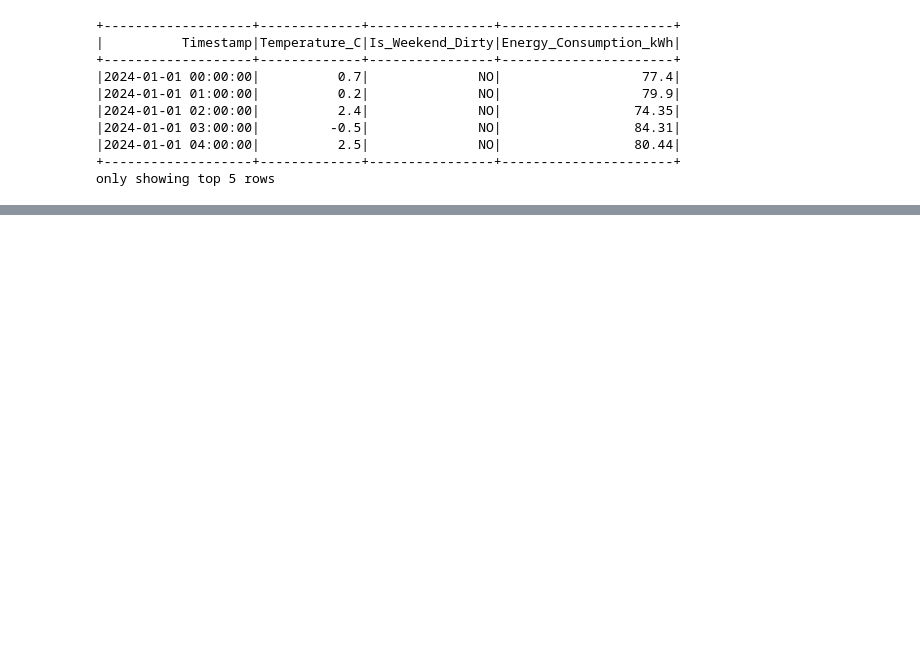
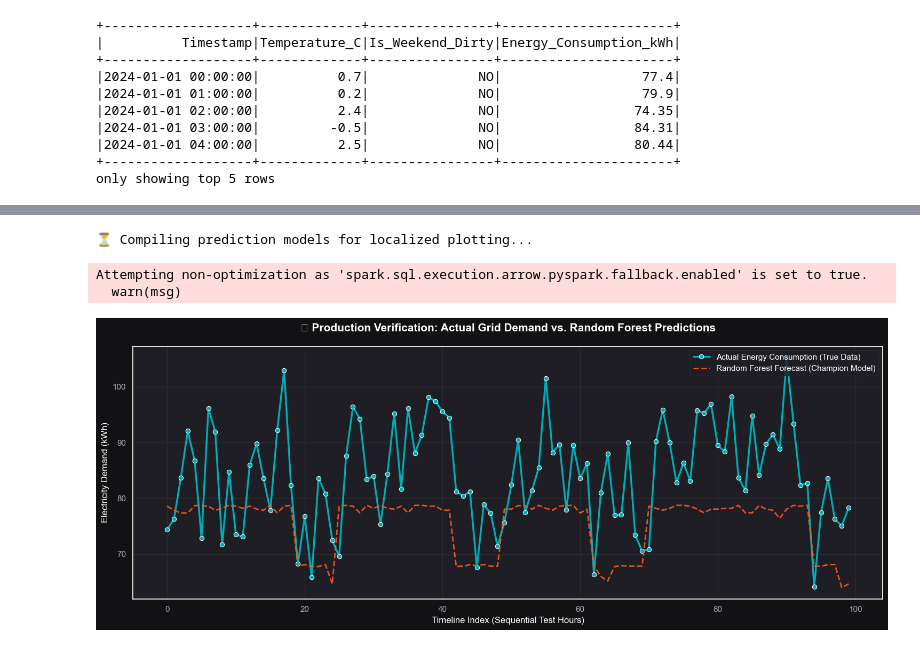
Before and after one commit to MaykInvest/Forecasting_Energy_Consumption, a Jupyter notebook: project.ipynb, the cells around one changed output, grey strips where cells are left out. Drawn from its saved outputs; the diff is of its cells as text; code cells hidden in the pictures; blank space fills up the shorter version.

```diff
--- a/project.ipynb
+++ b/project.ipynb
@@ -252,0 +624,64 @@ only showing top 5 rows
+# %%
+# =====================================================================
+# PHASE 6: PREDICTION ACCURACY VISUALIZATION (PORTFOLIO FINALE)
+# =====================================================================
+
+print("⏳ Compiling prediction models for localized plotting...")
+
+# 🛠️ FIXED: Changed test_df to rf_predictions so the 'prediction' column is visible!
+df_plot_data = rf_predictions.select("Timestamp", "Temperature_C", "Energy_Consumption_kWh", "prediction") \
+                             .sort("Timestamp") \
+                             .limit(100) \
+                             .toPandas()
+
+# Apply our signature portfolio sleek dark theme
+sns.set_theme(style="darkgrid", rc={
+    "axes.facecolor": "#1e1e24",
+    "figure.facecolor": "#121214",
+    "grid.color": "#2d2d34",
+    "text.color": "#ffffff",
+    "axes.labelcolor": "#ffffff",
+    "xtick.color": "#b2b2bc",
+    "ytick.color": "#b2b2bc"
+})
+
+# Initialize our visualization canvas
+plt.figure(figsize=(15, 6))
+
+# Plot Line 1: The True Reality (Actual Energy Consumption)
+sns.lineplot(
+    data=df_plot_data,
+    x=range(len(df_plot_data)),
+    y="Energy_Consumption_kWh",
+    color="#00adb5",
+    label="Actual Energy Consumption (True Data)",
+    linewidth=2.5,
+    marker="o"
+)
+
+# Plot Line 2: The Random Forest Model Predictions
+sns.lineplot(
+    data=df_plot_data,
+    x=range(len(df_plot_data)),
+    y="prediction",
+    color="#ff5722",
+    label="Random Forest Forecast (Champion Model)",
+    linewidth=2,
+    linestyle="--",
+    alpha=0.9
+)
+
+# Meta-Labeling for Portfolio Presentation
+plt.title("🏆 Production Verification: Actual Grid Demand vs. Random Forest Predictions", fontsize=15, fontweight="bold", pad=20)
+plt.xlabel("Timeline Index (Sequential Test Hours)", fontsize=12)
+plt.ylabel("Electricity Demand (kWh)", fontsize=12)
+plt.legend(facecolor="#1e1e24", edgecolor="#2d2d34", fontsize=11, loc="upper right")
+
+# Adjust layout constraints cleanly
+plt.tight_layout()
+plt.show()
+# %% [output]
+⏳ Compiling prediction models for localized plotting...
+Attempting non-optimization as 'spark.sql.execution.arrow.pyspark.fallback.enabled' is set to true.
+  warn(msg)
+[figure, added]
```
Also changed, not shown: parts of 17 cells of this notebook.
